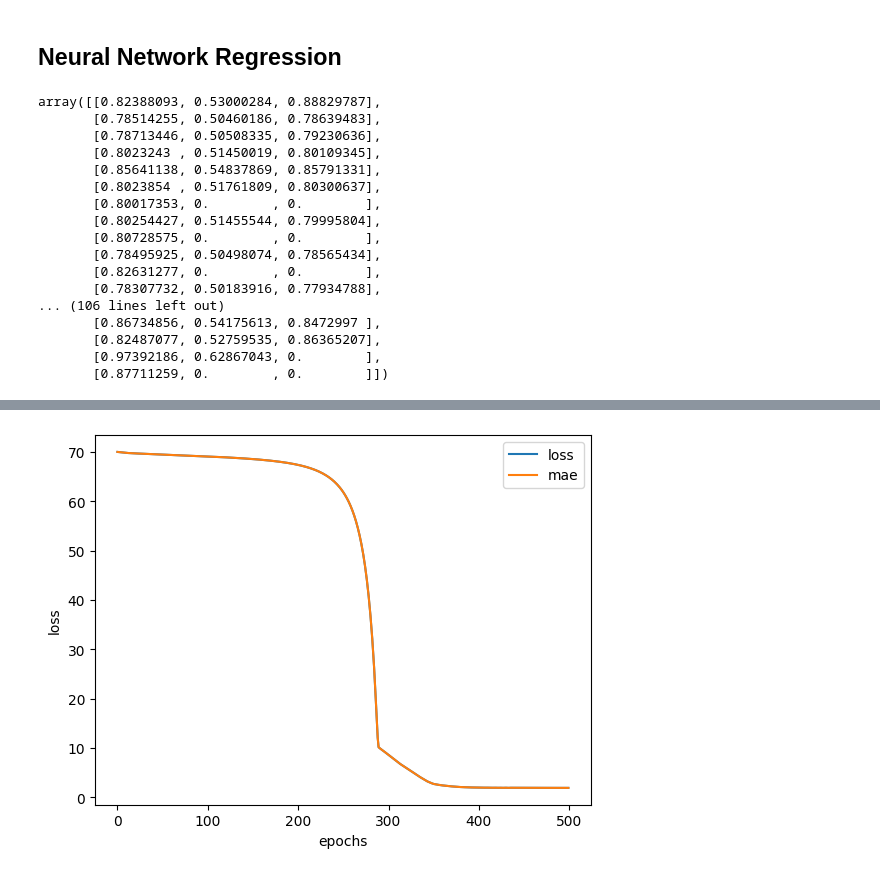
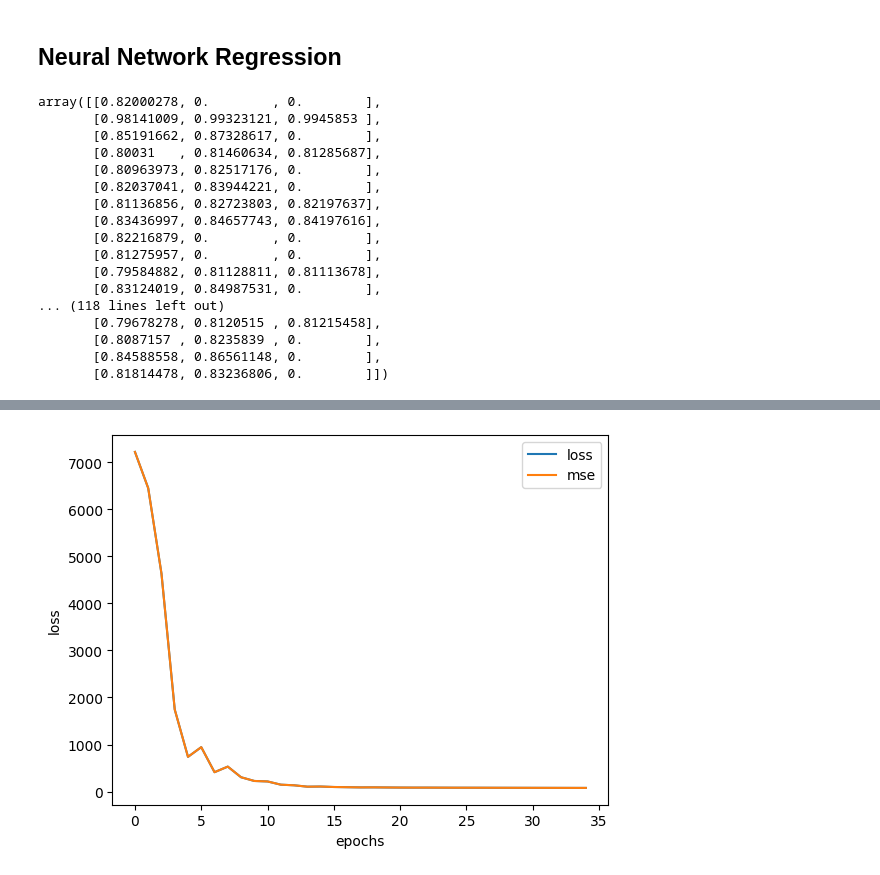
Before and after one commit to Jarnovis/DEDS_Portfolio, a Jupyter notebook: src/Jupyter/week_13/DEDS_KEGGLE.ipynb, the cells around one changed output, grey strips where cells are left out. Cells and saved outputs as stored; diff of their text form; code cells hidden in the pictures.

```diff
--- a/src/Jupyter/week_13/DEDS_KEGGLE.ipynb
+++ b/src/Jupyter/week_13/DEDS_KEGGLE.ipynb
@@ -487,7 +487,7 @@ plt.show()
 # %% [markdown]
 Regressor wordt gebruikt i.p.v. Class, omdat er gewerkt wordt met float nummers, inplaats van normale nummers
 # %%
-dtree = DecisionTreeRegressor(max_depth=4, random_state=42)
+dtree = DecisionTreeRegressor(max_depth=8, random_state=42)
 dtree.fit(X_train, y_train)
 
 plt.figure(figsize=(20, 10))
@@ -558,36 +559,37 @@ X_train_normalized = ct.transform(X_train)
 X_test_normalized = ct.transform(X_test)
 X_train_normalized
 # %% [output]
-array([[0.82388093, 0.53000284, 0.88829787],
-       [0.78514255, 0.50460186, 0.78639483],
-       [0.78713446, 0.50508335, 0.79230636],
-       [0.8023243 , 0.51450019, 0.80109345],
-       [0.85641138, 0.54837869, 0.85791331],
-       [0.8023854 , 0.51761809, 0.80300637],
-       [0.80017353, 0.        , 0.        ],
-       [0.80254427, 0.51455544, 0.79995804],
-       [0.80728575, 0.        , 0.        ],
-       [0.78495925, 0.50498074, 0.78565434],
-       [0.82631277, 0.        , 0.        ],
-       [0.78307732, 0.50183916, 0.77934788],
-... (106 lines left out)
-       [0.86734856, 0.54175613, 0.8472997 ],
-       [0.82487077, 0.52759535, 0.86365207],
-       [0.97392186, 0.62867043, 0.        ],
-       [0.87711259, 0.        , 0.        ]])
+array([[0.82000278, 0.        , 0.        ],
+       [0.98141009, 0.99323121, 0.9945853 ],
+       [0.85191662, 0.87328617, 0.        ],
+       [0.80031   , 0.81460634, 0.81285687],
+       [0.80963973, 0.82517176, 0.        ],
+       [0.82037041, 0.83944221, 0.        ],
+       [0.81136856, 0.82723803, 0.82197637],
+       [0.83436997, 0.84657743, 0.84197616],
+       [0.82216879, 0.        , 0.        ],
+       [0.81275957, 0.        , 0.        ],
+       [0.79584882, 0.81128811, 0.81113678],
+       [0.83124019, 0.84987531, 0.        ],
+... (118 lines left out)
+       [0.79678278, 0.8120515 , 0.81215458],
+       [0.8087157 , 0.8235839 , 0.        ],
+       [0.84588558, 0.86561148, 0.        ],
+       [0.81814478, 0.83236806, 0.        ]])
 # %%
 model_1 = tf.keras.Sequential([
+    tf.keras.layers.Dense(64, activation="relu"),
+    tf.keras.layers.Dense(32, activation="relu"),
     tf.keras.layers.Dense(16, activation="relu"),
-    tf.keras.layers.Dense(4, activation="relu"),
     tf.keras.layers.Dense(1)
 ])
 
-model_1.compile(loss=tf.keras.losses.mae,
-                optimizer=tf.keras.optimizers.SGD(learning_rate=0.0015),
-                metrics=["mae"]
+model_1.compile(loss=tf.keras.losses.mse,
+                optimizer=tf.keras.optimizers.Adam(learning_rate=0.01),
+                metrics=["mse"]
 )
 
-history = model_1.fit(X_train_normalized, y_train, epochs=500, verbose=0)
+history = model_1.fit(X_train_normalized, y_train, epochs=35, verbose=0)
 pd.DataFrame(history.history).plot()
 plt.ylabel("loss")
 plt.xlabel("epochs")
@@ -598,4 +600,4 @@ print(model_1.evaluate(X_test_normalized, y_test))
-[figure, old version]
+[figure, new version]
 # %%
 def plot_predictions(test_X, test_Y, pred_Y):
     plt.figure(figsize=(13, 7))
```
Also changed, not shown: parts of 19 cells of this notebook, 2 other files.
